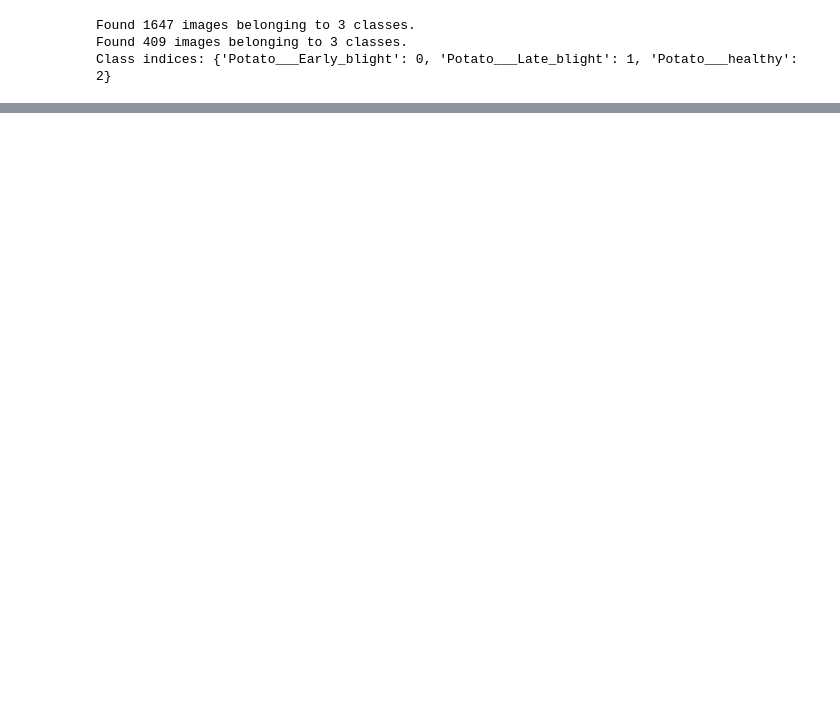
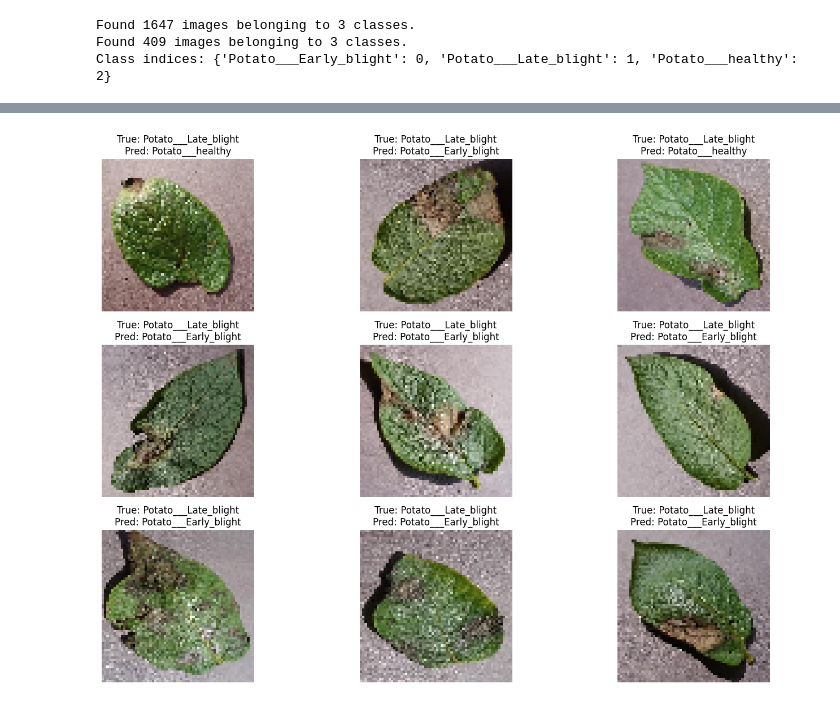
Before and after one commit to Kevin-gram/Potato-Late-blight_Early-blight-model, a Jupyter notebook: notebook.ipynb, the cells around one changed output, grey strips where cells are left out. Drawn from its saved outputs; the diff is of its cells as text; code cells hidden in the pictures; blank space fills up the shorter version.

```diff
--- a/notebook.ipynb
+++ b/notebook.ipynb
@@ -121,8 +135,8 @@ Model: "sequential_5"
 # %%
-simple_model.compile(
-    optimizer="adam", loss="categorical_crossentropy", metrics=["accuracy"]
-)
+# simple_model.compile(
+#     optimizer="adam", loss="categorical_crossentropy", metrics=["accuracy"]
+# )
 
 
-history_simple = simple_model.fit(train_data, epochs=10, validation_data=val_data)
-simple_model.save('saved_models/model1.keras')
+# history_simple = simple_model.fit(train_data, epochs=10, validation_data=val_data)
+# simple_model.save('saved_models/model1.keras')
@@ -226,0 +220,51 @@ Epoch 10/10
+# %%
+import numpy as np
+import matplotlib.pyplot as plt
+
+# Step 3: Visualize Misclassifications
+# Reset the validation data generator
+val_data.reset()
+
+# Create lists to hold misclassified images and their true and predicted labels
+misclassified_images = []
+misclassified_true_labels = []
+misclassified_pred_labels = []
+
+# Set a limit for the number of batches to process
+max_batches = 10  # Adjust this based on your needs
+batch_count = 0
+
+# Iterate over the validation generator
+for images, labels in val_data:
+    predictions_batch = simple_model.predict(images)  # Make predictions for the batch
+    predicted_classes_batch = np.argmax(predictions_batch, axis=1)  # Get predicted classes
+    true_classes_batch = np.argmax(labels, axis=1)  # Get true classes
+
+    # Identify misclassified images using numpy
+    misclassifications = predicted_classes_batch != true_classes_batch
+    misclassified_indices = np.where(misclassifications)[0]
+
+    # Collect misclassified images and labels
+    for idx in misclassified_indices:
+        misclassified_images.append(images[idx])  # Store misclassified image
+        misclassified_true_labels.append(true_classes_batch[idx])  # Store true label
+        misclassified_pred_labels.append(predicted_classes_batch[idx])  # Store predicted label
+
+    batch_count += 1
+    if batch_count >= max_batches:  # Break after a set number of batches
+        break
+
+# Print the number of misclassifications
+print(f'Total Misclassifications: {len(misclassified_images)}')
+
+# Plot a few misclassified images
+plt.figure(figsize=(15, 10))
+for i in range(min(9, len(misclassified_images))):  # Display first 9 misclassified samples
+    plt.subplot(3, 3, i + 1)
+    plt.imshow(misclassified_images[i])  # Get the misclassified image
+    plt.title(f'True: {class_labels[misclassified_true_labels[i]]}\nPred: {class_labels[misclassified_pred_labels[i]]}')
+    plt.axis('off')
+
+plt.tight_layout()
+plt.show()
+# %% [output]
@@ -226,0 +282 @@ Epoch 10/10
+[figure, added]
```
Also changed, not shown: parts of 6 cells of this notebook, 2 other files.
